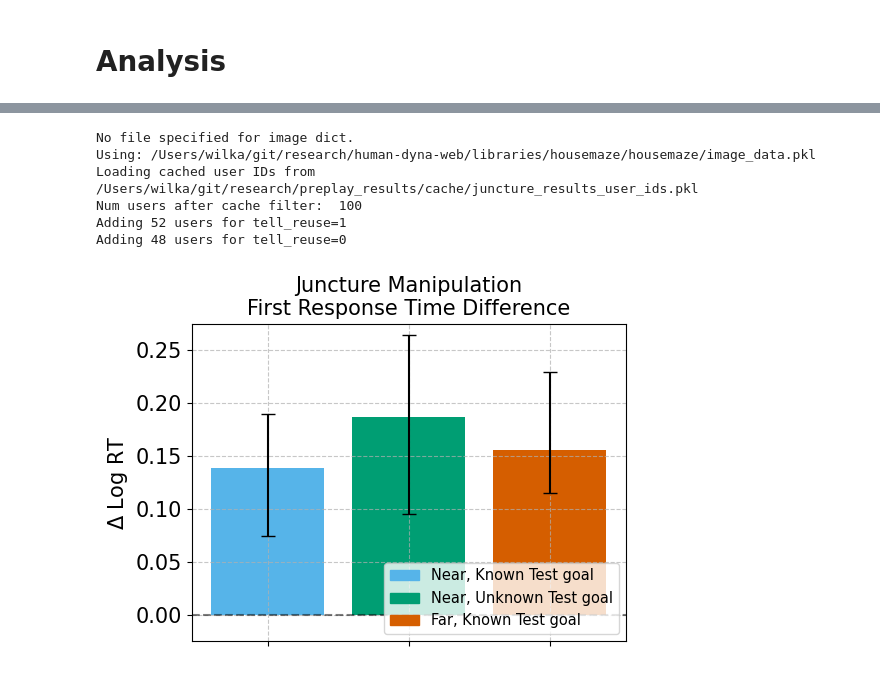
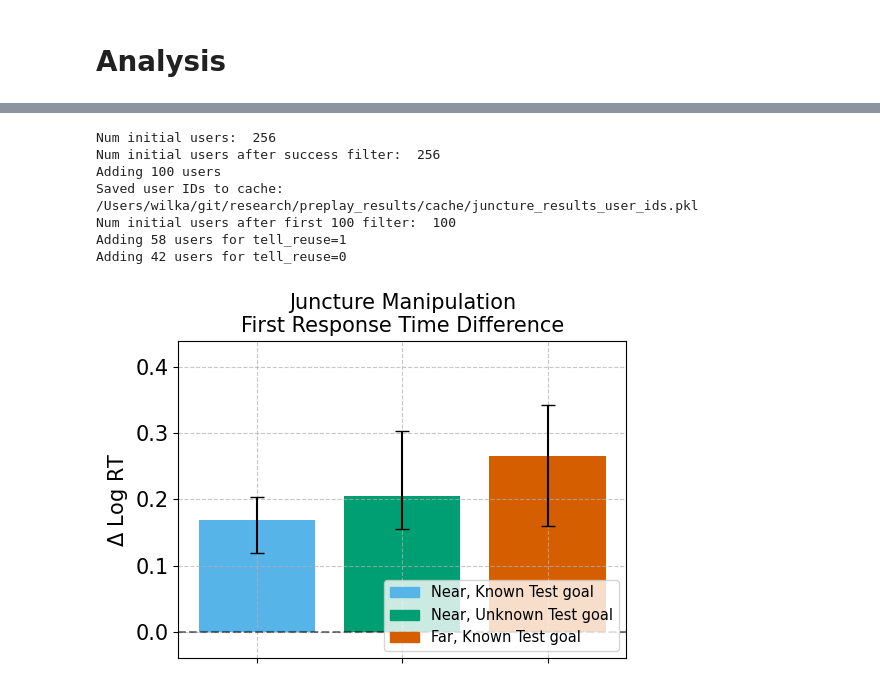
Before and after one commit to wcarvalho/multitask_preplay, a Jupyter notebook: figures/jaxmaze_results.ipynb, the cells around one changed output, grey strips where cells are left out. Cells and saved outputs as stored; diff of their text form; code cells hidden in the pictures.

Commit message:
fixed jaxmaze analysis and made use of users consistent (sorted by time experiment ended)

```diff
--- a/figures/jaxmaze_results.ipynb
+++ b/figures/jaxmaze_results.ipynb
@@ -128,20 +141,21 @@ Num users after cache filter:  100
 # %%
 jaxmaze_analysis.juncture_results(
   user_df,
   # model_df,
   # save_dir=save_dir,
   save_figs=True,
   display_figs=False,
   # figsize=(2.5, 4),
   # options=[('short', 0)],
   # show_legend=False,
-  ylim=[0, 0.25],
+  ylim=[0, 0.4],
 )
 # %% [output]
-No file specified for image dict.
-Using: /Users/wilka/git/research/human-dyna-web/libraries/housemaze/housemaze/image_data.pkl
-Loading cached user IDs from /Users/wilka/git/research/preplay_results/cache/juncture_results_user_ids.pkl
-Num users after cache filter:  100
-Adding 52 users for tell_reuse=1
-Adding 48 users for tell_reuse=0
+Num initial users:  256
+Num initial users after success filter:  256
+Adding 100 users
+Saved user IDs to cache: /Users/wilka/git/research/preplay_results/cache/juncture_results_user_ids.pkl
+Num initial users after first 100 filter:  100
+Adding 58 users for tell_reuse=1
+Adding 42 users for tell_reuse=0
-[figure, old version]
+[figure, new version]
```
Also changed, not shown: parts of 7 cells of this notebook, 13 other files.
